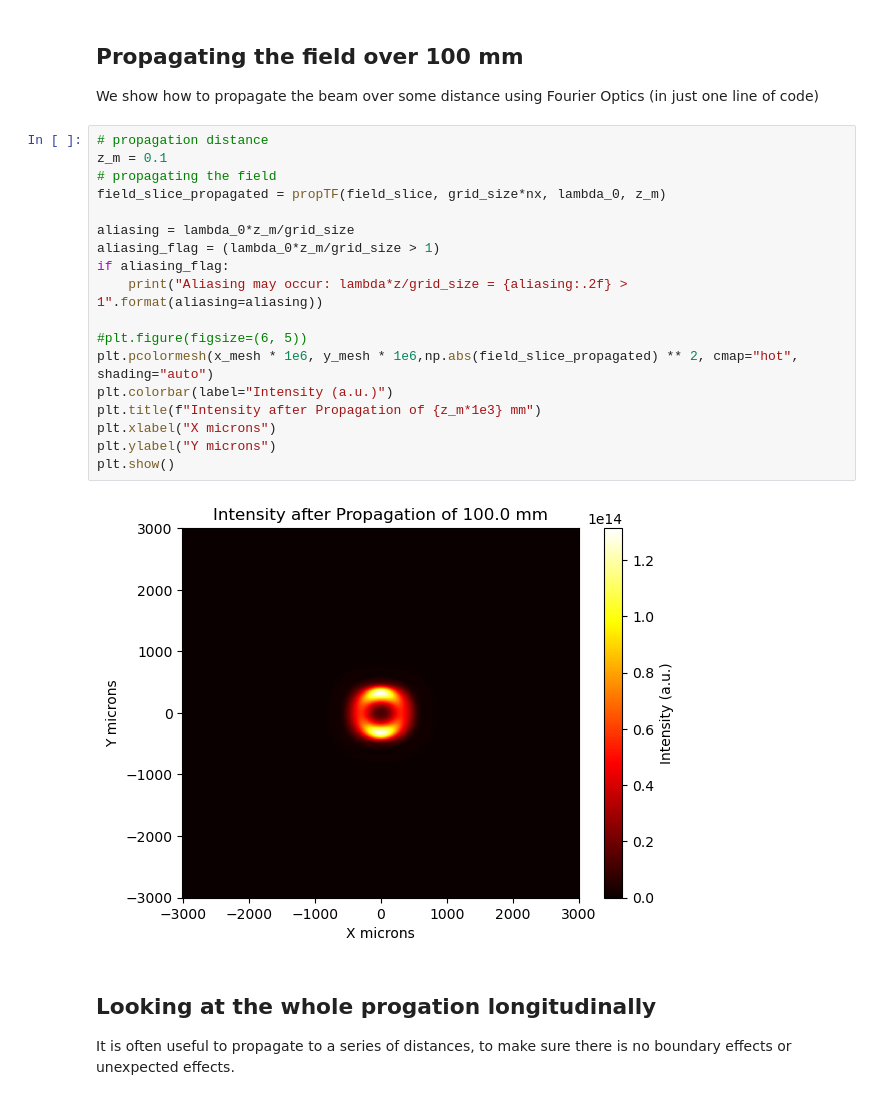
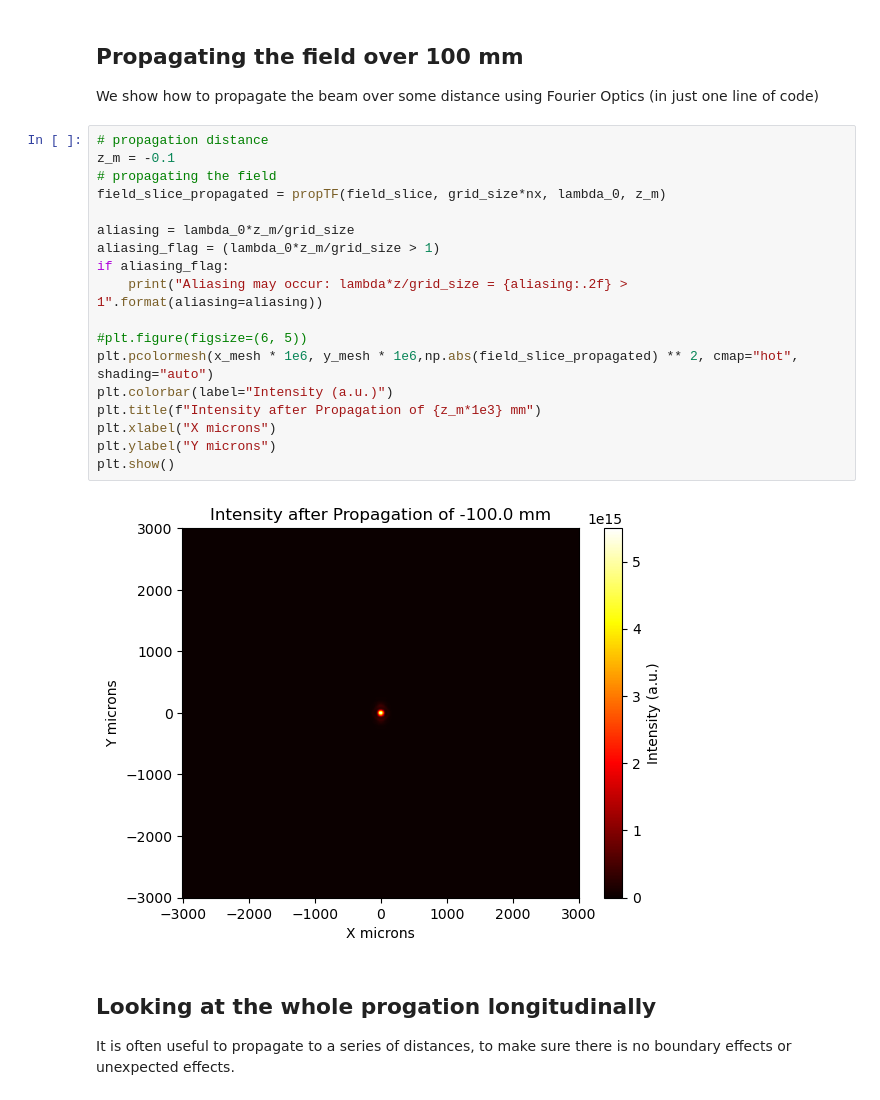
Before and after one commit to ALS-X-Ray-optics/aiw-notebooks, a Jupyter notebook: 88-genesis_reader.ipynb, the cells around one changed output. Cells and saved outputs as stored; diff of their text form.

```diff
--- a/88-genesis_reader.ipynb
+++ b/88-genesis_reader.ipynb
@@ -197,24 +197,24 @@ def propTF(E_in,L_m,lambda_m,z_m):
 We show how to propagate the beam over some distance using Fourier Optics (in just one line of code)
 # %%
 # propagation distance
-z_m = 0.1
+z_m = -0.1
 # propagating the field
 field_slice_propagated = propTF(field_slice, grid_size*nx, lambda_0, z_m)
 
 aliasing = lambda_0*z_m/grid_size
 aliasing_flag = (lambda_0*z_m/grid_size > 1)
 if aliasing_flag:
     print("Aliasing may occur: lambda*z/grid_size = {aliasing:.2f} > 1".format(aliasing=aliasing))
 
 #plt.figure(figsize=(6, 5))
 plt.pcolormesh(x_mesh * 1e6, y_mesh * 1e6,np.abs(field_slice_propagated) ** 2, cmap="hot", shading="auto")
 plt.colorbar(label="Intensity (a.u.)")
 plt.title(f"Intensity after Propagation of {z_m*1e3} mm")
 plt.xlabel("X microns")
 plt.ylabel("Y microns")
 plt.show()
 # %% [output]
-[figure, old version]
+[figure, new version]
 # %% [markdown]
 ## Looking at the whole progation longitudinally
 
```
Also changed, not shown: parts of 4 cells of this notebook, 1 other file.
